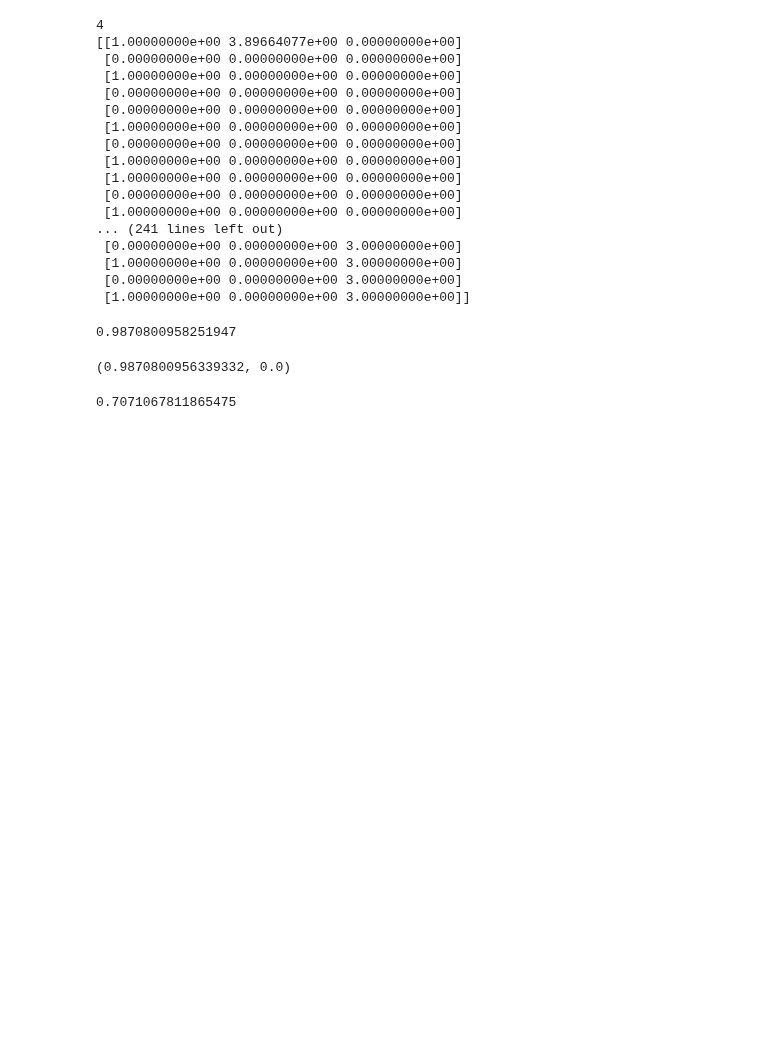
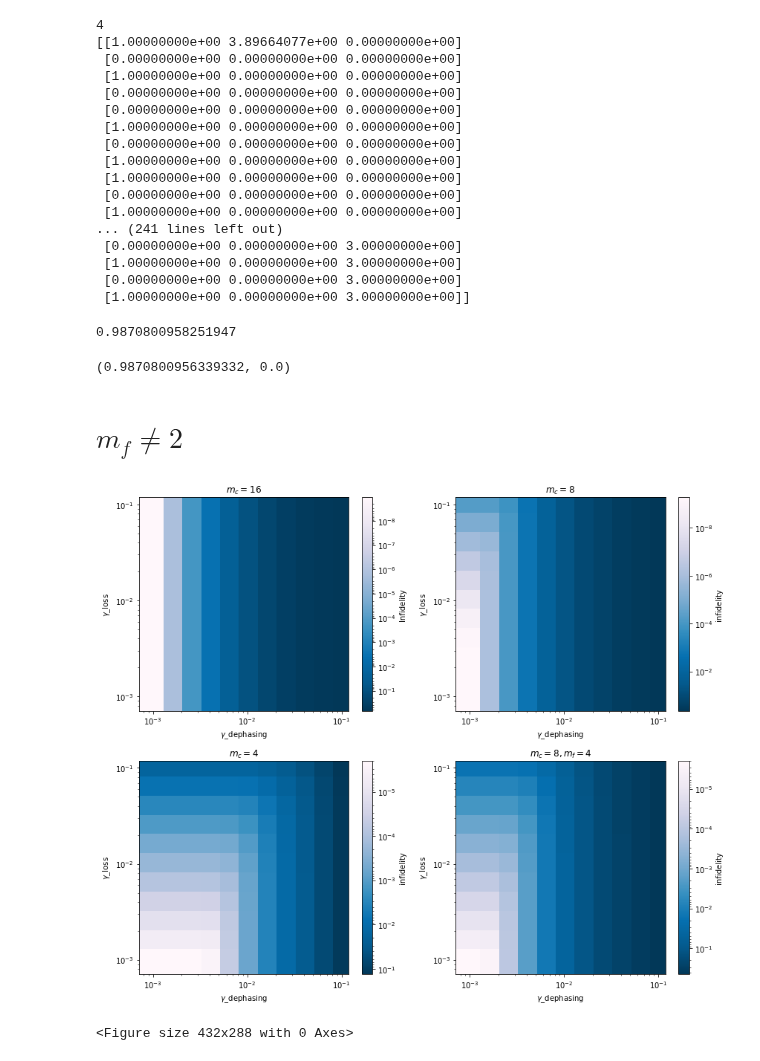
Before and after one commit to RosenblumLab/BosonicEntanglementDistillation, a Jupyter notebook: playground2.ipynb, the cells around one changed output. Saved outputs shown, nothing was run; the diff lists cells and outputs as text; code cells hidden in the pictures; blank space fills up the shorter version.

```diff
--- a/playground2.ipynb
+++ b/playground2.ipynb
@@ -615,7 +688,5 @@ simulation2 = DiscreteSimulation(d, m_i,m_c)
 simulation2.average_fidelity_no_communication(0,1e-1)
 # %% [output]
 (0.9870800956339332, 0.0)
-# %%
-fidelity(basis(2,0),(basis(2,0)+basis(2,1)).unit())
-# %% [output]
-0.7071067811865475
+# %% [markdown]
+# $m_f \neq 2$
@@ -621,0 +731,69 @@ fidelity(basis(2,0),(basis(2,0)+basis(2,1)).unit())
+# %%
+m_i = 16
+m_c = 8
+m_f = 4
+simulation2 = DiscreteSimulation(d, m_i,m_c, m_f=m_f)
+
+with mp.Pool(mp.cpu_count()-1) as pool:
+    fid_prob_list = pool.starmap(simulation2.average_fidelity, itertools.product(list(gamma_list),list(gamma_ratio*gamma_list),[fidelity_cut]))
+fid_array_1684 = [tup[0] for tup in fid_prob_list]
+prob_array_1684 = [tup[1] for tup in fid_prob_list]
+# %%
+# Assuming fid_array_168 and prob_array_168 are already reshaped into 2D
+fid_array_1616_2d = np.array(fid_array_1616).reshape(len(gamma_list), len(gamma_list))
+fid_array_168_2d = np.array(fid_array_168).reshape(len(gamma_list), len(gamma_list))
+fid_array_164_2d = np.array(fid_array_164).reshape(len(gamma_list), len(gamma_list))
+fid_array_1684_2d = np.array(fid_array_1684).reshape(len(gamma_list), len(gamma_list))
+
+# Create a grid of gamma values
+gamma1, gamma2 = np.meshgrid(gamma_list, gamma_ratio * gamma_list)
+
+vmin, vmax = None, None
+
+# Create a new figure
+fig, axs = plt.subplots(2, 2, figsize=(12, 10))
+
+# Display fidelity data
+pcm0 = axs[0,0].pcolormesh(gamma1, gamma2, 1-fid_array_1616_2d, cmap='PuBu', norm=colors.LogNorm(vmin=vmin, vmax=vmax), shading='auto')
+fig.colorbar(pcm0, ax=axs[0,0], label='Infidelity').ax.invert_yaxis()
+axs[0,0].set_xscale('log')
+axs[0,0].set_yscale('log')
+axs[0,0].set_ylabel('$\gamma$_loss')
+axs[0,0].set_xlabel('$\gamma$_dephasing')
+axs[0,0].set_title('$m_c=16$')
+
+
+# Display m_c=4 data
+pcm1 = axs[0,1].pcolormesh(gamma1, gamma2, 1-fid_array_168_2d, cmap='PuBu', norm=colors.LogNorm())
+fig.colorbar(pcm1, ax=axs[0,1], label='infidelity').ax.invert_yaxis()
+axs[0,1].set_xscale('log')
+axs[0,1].set_yscale('log')
+axs[0,1].set_ylabel('$\gamma$_loss')
+axs[0,1].set_xlabel('$\gamma$_dephasing')
+axs[0,1].set_title('$m_c=8$')
+
+# Display m_c=2 data
+pcm2 = axs[1,0].pcolormesh(gamma1, gamma2, 1-fid_array_164_2d, cmap='PuBu', norm=colors.LogNorm())
+fig.colorbar(pcm2, ax=axs[1,0], label='infidelity').ax.invert_yaxis()
+axs[1,0].set_xscale('log')
+axs[1,0].set_yscale('log')
+axs[1,0].set_ylabel('$\gamma$_loss')
+axs[1,0].set_xlabel('$\gamma$_dephasing')
+axs[1,0].set_title('$m_c=4$')
+
+# Display m_c=2 data
+pcm2 = axs[1,1].pcolormesh(gamma1, gamma2, 1-fid_array_1684_2d, cmap='PuBu', norm=colors.LogNorm())
+fig.colorbar(pcm2, ax=axs[1,1], label='infidelity').ax.invert_yaxis()
+axs[1,1].set_xscale('log')
+axs[1,1].set_yscale('log')
+axs[1,1].set_ylabel('$\gamma$_loss')
+axs[1,1].set_xlabel('$\gamma$_dephasing')
+axs[1,1].set_title('$m_c=8, m_f=4$')
+
+plt.tight_layout()
+plt.show()
+
+# plt.savefig('plots/2d_infidelity_for_different_m_c.svg', format='svg')
+# %% [output]
+[figure, added]
+<Figure size 432x288 with 0 Axes>
```
Also changed, not shown: parts of 22 cells of this notebook, 3 other files.
